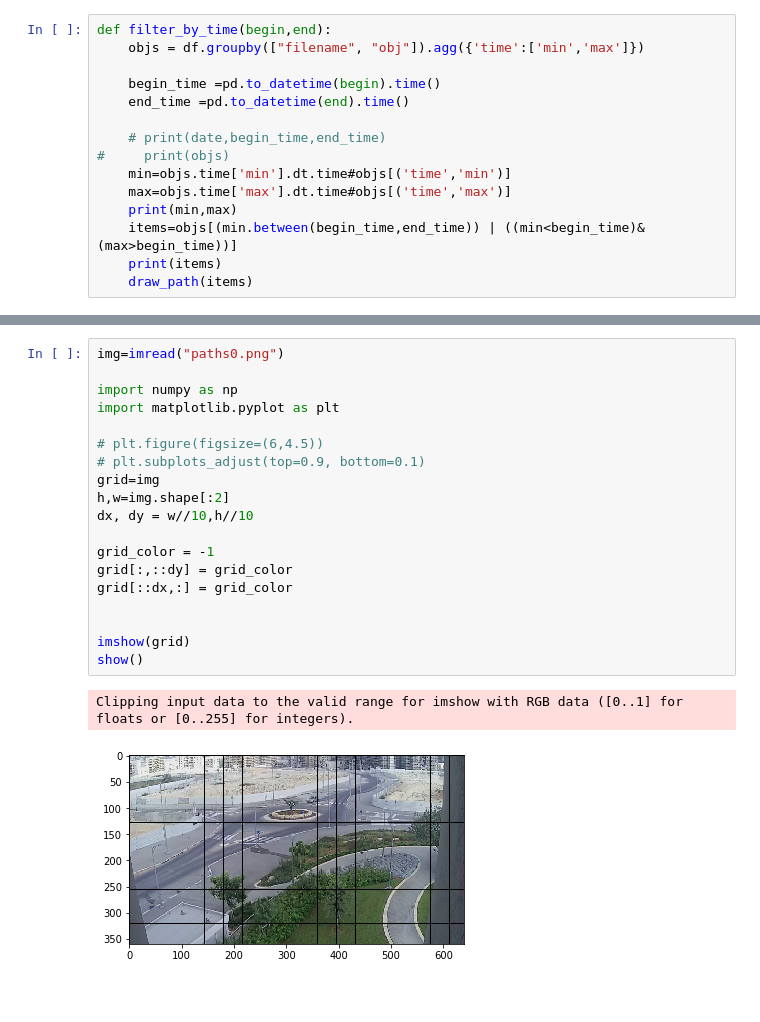
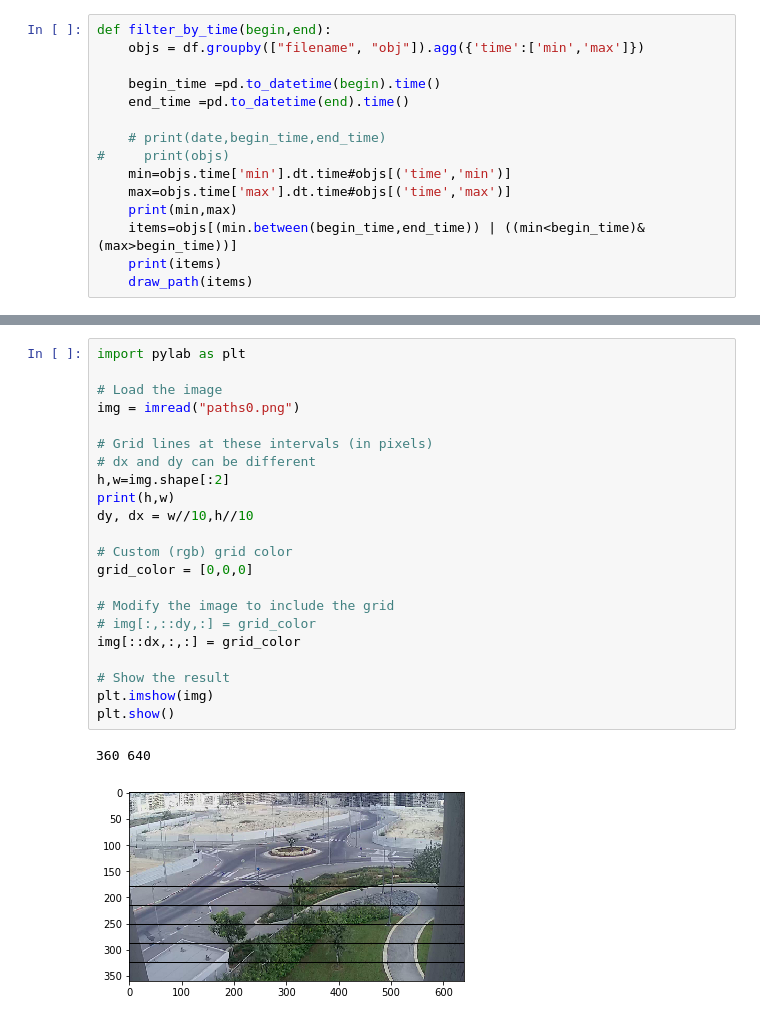
Before and after one commit to chanami/excellenteam-draw-paths, a Jupyter notebook: myfuncs.ipynb, the cells around one changed output, grey strips where cells are left out. Cells and saved outputs as stored; diff of their text form; blank space fills up the shorter version.

```diff
--- a/myfuncs.ipynb
+++ b/myfuncs.ipynb
@@ -78,22 +78,25 @@ v10014-16\20170824083405_100.h264.txt            0   2017-08-24 08:34:12
-# %%
-img=imread("paths0.png")
-
-import numpy as np
-import matplotlib.pyplot as plt
-
-# plt.figure(figsize=(6,4.5))
-# plt.subplots_adjust(top=0.9, bottom=0.1)
-grid=img
-h,w=img.shape[:2]
-dx, dy = w//10,h//10
-
-grid_color = -1
-grid[:,::dy] = grid_color
-grid[::dx,:] = grid_color
-
-
-imshow(grid)
-show()
-# %% [output]
-Clipping input data to the valid range for imshow with RGB data ([0..1] for floats or [0..255] for integers).
-[figure, removed]
+# %%
+import pylab as plt
+
+# Load the image
+img = imread("paths0.png")
+
+# Grid lines at these intervals (in pixels)
+# dx and dy can be different
+h,w=img.shape[:2]
+print(h,w)
+dy, dx = w//10,h//10
+
+# Custom (rgb) grid color
+grid_color = [0,0,0]
+
+# Modify the image to include the grid
+# img[:,::dy,:] = grid_color
+img[::dx,:,:] = grid_color
+
+# Show the result
+plt.imshow(img)
+plt.show()
+# %% [output]
+360 640
+[figure, added]
```
Also changed, not shown: parts of 3 cells of this notebook, 4 other files.
